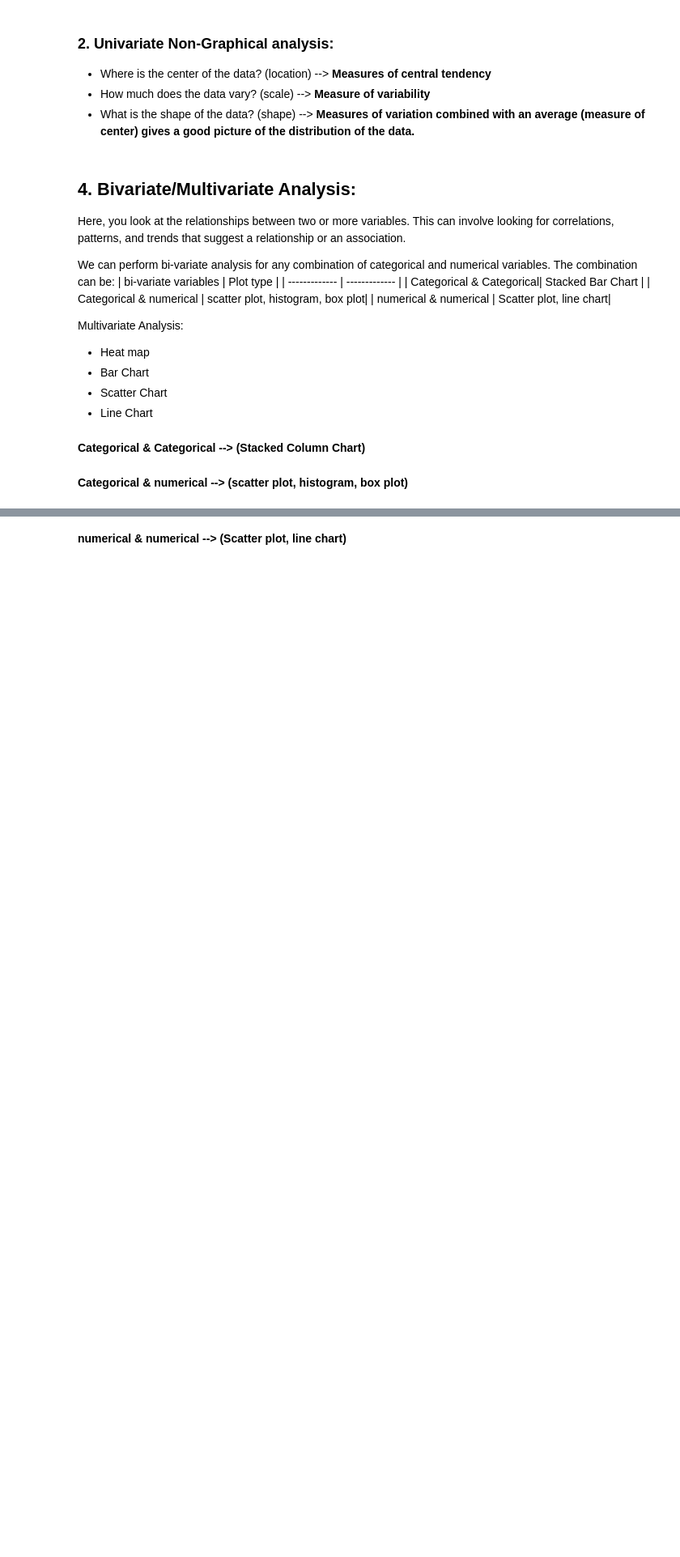
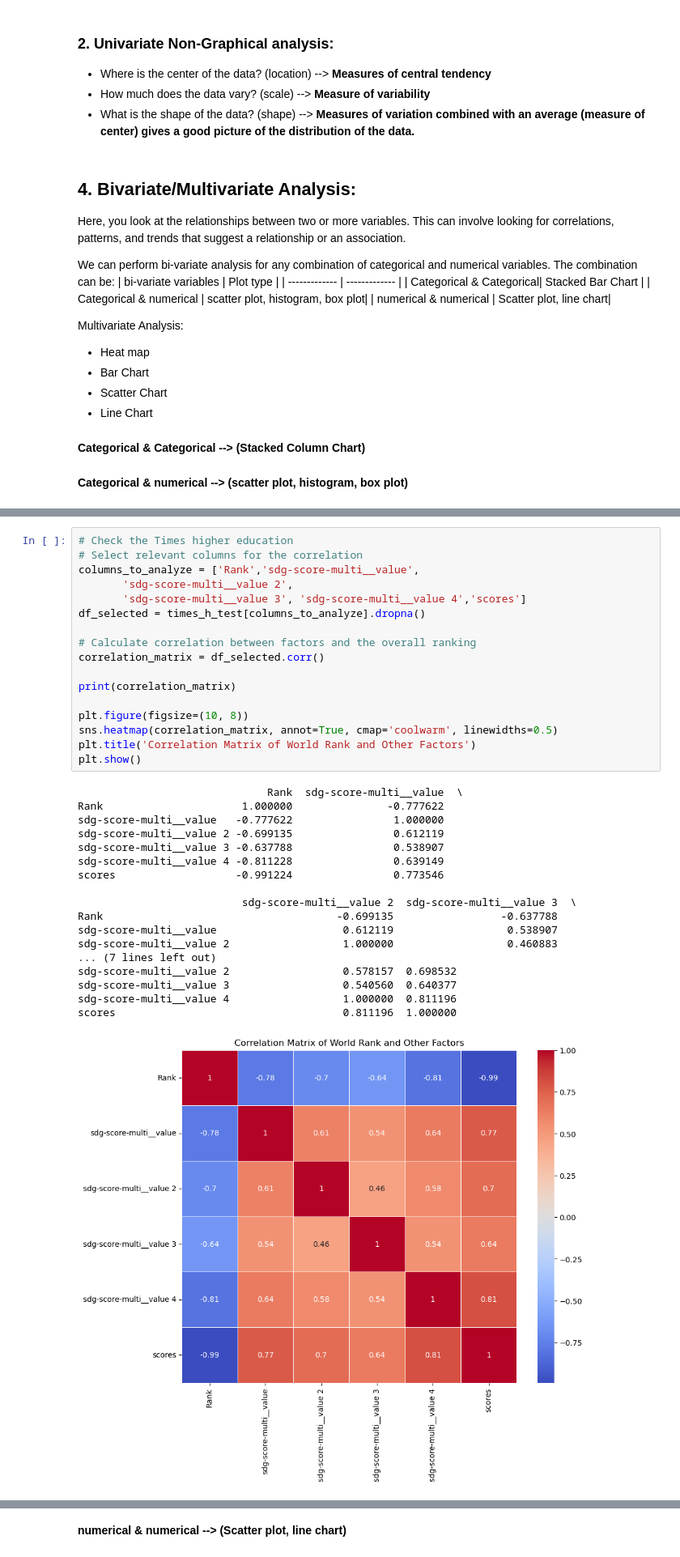
Before and after one commit to Tuwaiq-DS-ML-bootcamp-V-8/Usecase-3-Project-2, a Jupyter notebook: EDA explain template.ipynb, the cells around one changed output, grey strips where cells are left out. Shown at 81% size. Cells and saved outputs as stored; diff of their text form; blank space fills up the shorter version.

```diff
--- a/EDA explain template.ipynb
+++ b/EDA explain template.ipynb
@@ -1202,0 +1359,36 @@ Multivariate Analysis:
+# %%
+# Check the Times higher education
+# Select relevant columns for the correlation
+columns_to_analyze = ['Rank','sdg-score-multi__value',
+       'sdg-score-multi__value 2',
+       'sdg-score-multi__value 3', 'sdg-score-multi__value 4','scores']
+df_selected = times_h_test[columns_to_analyze].dropna()
+
+# Calculate correlation between factors and the overall ranking
+correlation_matrix = df_selected.corr()
+
+print(correlation_matrix)
+
+plt.figure(figsize=(10, 8))
+sns.heatmap(correlation_matrix, annot=True, cmap='coolwarm', linewidths=0.5)
+plt.title('Correlation Matrix of World Rank and Other Factors')
+plt.show()
+# %% [output]
+                              Rank  sdg-score-multi__value  \
+Rank                      1.000000               -0.777622
+sdg-score-multi__value   -0.777622                1.000000
+sdg-score-multi__value 2 -0.699135                0.612119
+sdg-score-multi__value 3 -0.637788                0.538907
+sdg-score-multi__value 4 -0.811228                0.639149
+scores                   -0.991224                0.773546
+
+                          sdg-score-multi__value 2  sdg-score-multi__value 3  \
+Rank                                     -0.699135                 -0.637788
+sdg-score-multi__value                    0.612119                  0.538907
+sdg-score-multi__value 2                  1.000000                  0.460883
+... (7 lines left out)
+sdg-score-multi__value 2                  0.578157  0.698532
+sdg-score-multi__value 3                  0.540560  0.640377
+sdg-score-multi__value 4                  1.000000  0.811196
+scores                                    0.811196  1.000000
+[figure, added]
```
Also changed, not shown: parts of 36 cells of this notebook.
